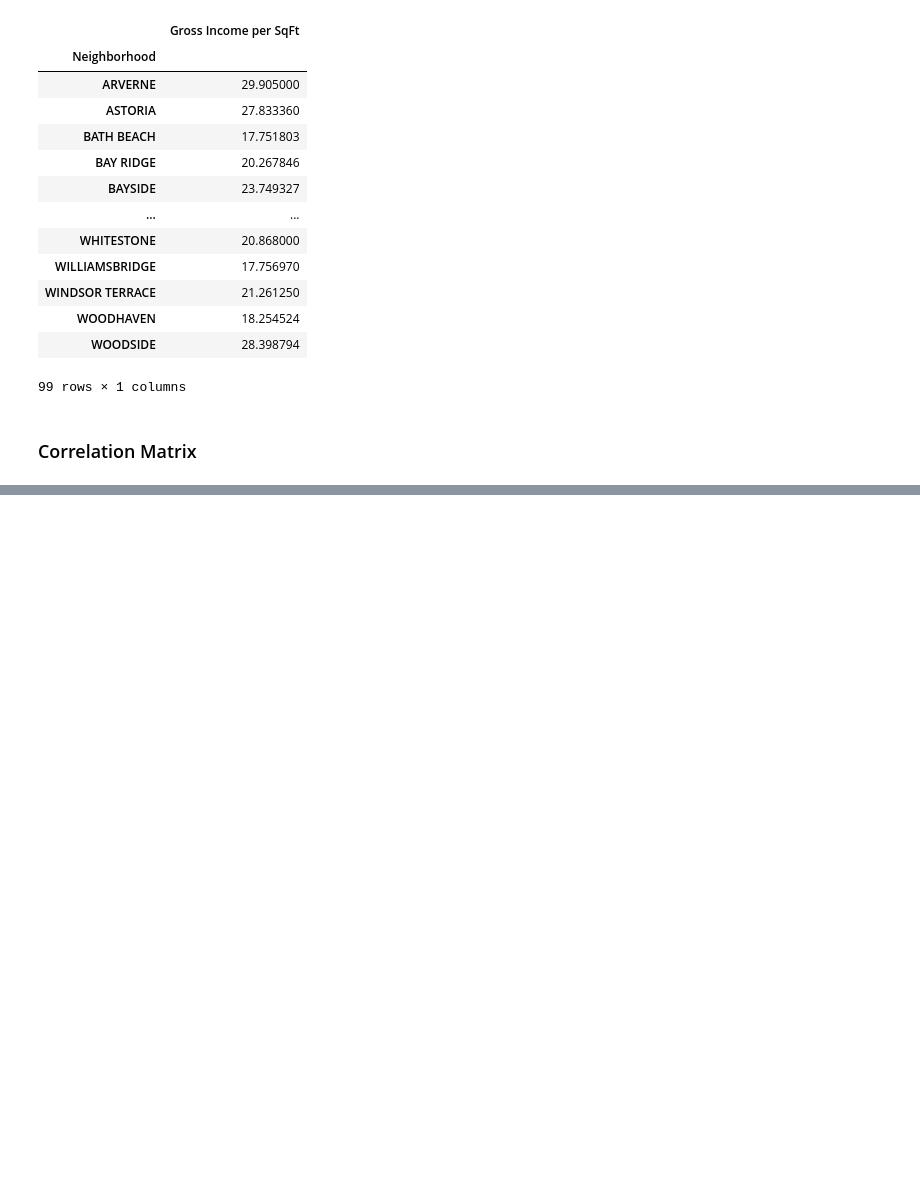
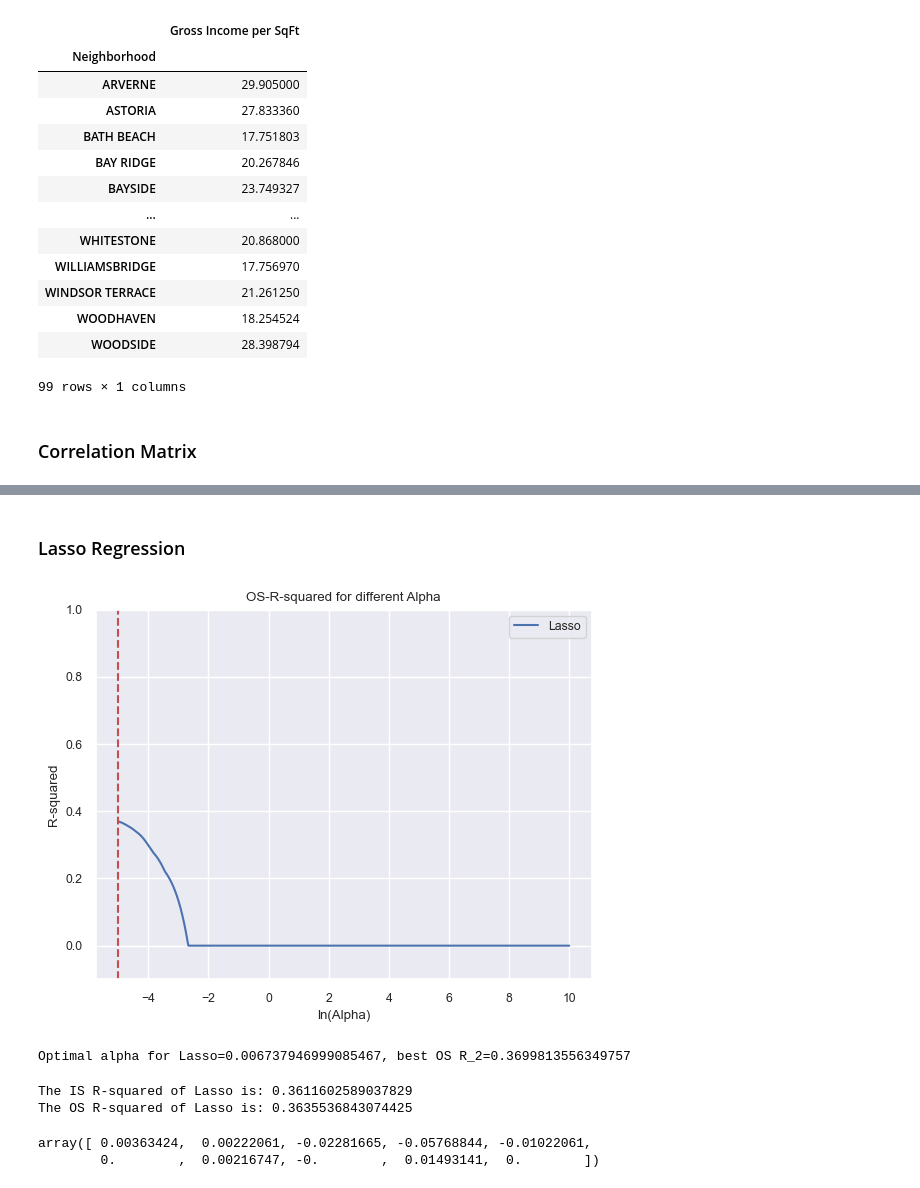
Before and after one commit to colorpool/FinalPro_NYCAirbnb, a Jupyter notebook: Airbnb_2023_11.ipynb, the cells around one changed output, grey strips where cells are left out. Drawn from its saved outputs; the diff is of its cells as text; code cells hidden in the pictures; blank space fills up the shorter version.

Commit message:
Complete preliminary data

```diff
--- a/Airbnb_2023_11.ipynb
+++ b/Airbnb_2023_11.ipynb
@@ -513,0 +565,10 @@ plt.show()
+# %%
+from sklearn.model_selection import train_test_split
+
+X_train, X_temp, y_train, y_temp = train_test_split(X, y, test_size=0.2, random_state=42)
+
+X_valid, X_test, y_valid, y_test = train_test_split(X_temp, y_temp, test_size=0.5, random_state=42)
+
+X_train = X_train.reset_index(drop=True)
+X_valid = X_valid.reset_index(drop=True)
+X_test = X_test.reset_index(drop=True)
@@ -513,0 +582,17 @@ plt.show()
+# %%
+X_train_scaled = pd.DataFrame(scaler.transform(X_train.iloc[:, 1:]),
+                              columns=X_train.columns[1:],
+                              index=X_train.index)
+X_valid_scaled = pd.DataFrame(scaler.transform(X_valid.iloc[:, 1:]),
+                              columns=X_valid.columns[1:],
+                              index=X_valid.index)
+X_test_scaled = pd.DataFrame(scaler.transform(X_test.iloc[:, 1:]),
+                             columns=X_test.columns[1:],
+                             index=X_test.index)
+# %%
+# train Decision Tree regression model
+decisiontree = DecisionTreeRegressor(max_depth = 10, min_samples_split = 5)
+decisiontree.fit(X_train, y_train)
+
+#evaluating train error
+mean_absolute_error(y_train,decisiontree.predict(X_train))
@@ -513,0 +649,28 @@ plt.show()
+# %% [markdown]
+### Lasso Regression
+# %%
+alphas_scaled = np.exp(np.linspace(-5, 10, 10000))  #exponential range of possible alphas
+[alpha_optimal, best_R2, best_coefs] = Regularization_fit_alpha(2, X_train_scaled.iloc[:, 1:], y_train,
+                                                                X_valid_scaled.iloc[:, 1:], y_valid,
+                                                                alphas_scaled,
+                                                                Graph=True, logl=True)
+print('Optimal alpha for Lasso={0}, best OS R_2={1}'.format(alpha_optimal, best_R2))
+# %% [output]
+[figure, added]
+Optimal alpha for Lasso=0.006737946999085467, best OS R_2=0.3699813556349757
+# %%
+Lasso = linear_model.Lasso(fit_intercept=True, alpha=alpha_optimal)
+
+Lasso.fit(X_train_scaled.iloc[:, 1:], y_train)
+# In sample:
+YPred_IS_Lasso = Lasso.predict(X_train_scaled.iloc[:, 1:])
+print("The IS R-squared of Lasso is: {0}".format(r2_score(y_train, YPred_IS_Lasso)))
+#Out of sample
+YPred_OS_Lasso = Lasso.predict(X_test_scaled.iloc[:, 1:])
+print("The OS R-squared of Lasso is: {0}".format(r2_score(y_test, YPred_OS_Lasso)))
+Lasso.coef_
+# %% [output]
+The IS R-squared of Lasso is: 0.3611602589037829
+The OS R-squared of Lasso is: 0.3635536843074425
+array([ 0.00363424,  0.00222061, -0.02281665, -0.05768844, -0.01022061,
+        0.        ,  0.00216747, -0.        ,  0.01493141,  0.        ])
```
Also changed, not shown: parts of 19 cells of this notebook.
